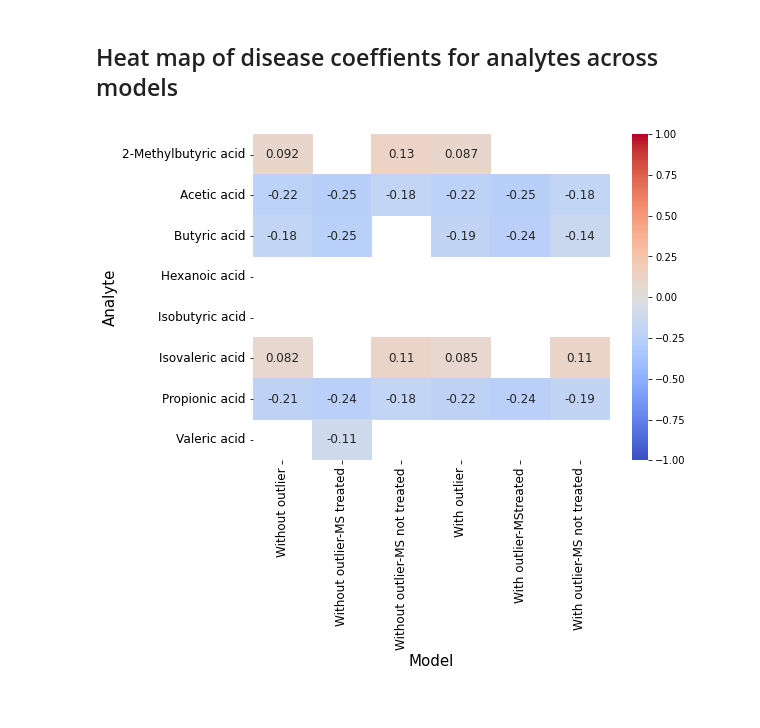
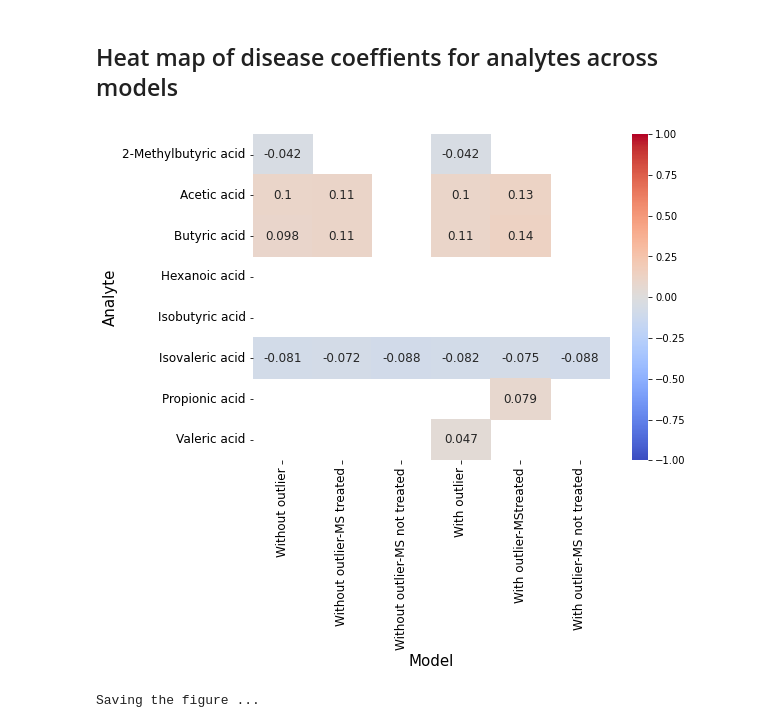
Before and after one commit to BaranziniLab/iMSMS_metabolomics, a Jupyter notebook: GLM_model_analysis_shortChain_fattyAcid.ipynb, the cells around one changed output. Cells and saved outputs as stored; diff of their text form; code cells hidden in the pictures.

```diff
--- a/GLM_model_analysis_shortChain_fattyAcid.ipynb
+++ b/GLM_model_analysis_shortChain_fattyAcid.ipynb
@@ -9,7 +9,7 @@ import pandas as pd
 # %% [markdown]
 ## Load models
 # %%
-sample = "feces"
+sample = "serum"
 
 model_1_name = "GLM_shortChain_fattyAcid_without_outlier_sample_{}.joblib".format(sample)
 model_2_name = "GLM_shortChain_fattyAcid_without_outlier_ms_treated_sample_{}.joblib".format(sample)
@@ -64,16 +64,21 @@ writer.close()
 ## Parsing model results for downstream analysis
 # %%
 disease_coeff = []
+pval = []
 pval_thresh = 0.05
 
 for model in model_list:
     disease_coeff_model = []
+    pval_model = []
     for item in model:
         if (item["model"].pvalues["Disease_label"] < pval_thresh) & (item["model"].converged==1):
             disease_coeff_model.append(item["model"].params["Disease_label"])
+            pval_model.append(item["model"].pvalues["Disease_label"])
         else:
             disease_coeff_model.append(None)
+            pval_model.append(None)
     disease_coeff.append(disease_coeff_model)
+    pval.append(pval_model)
 
 analyte_list = []
 for item in model_1:
@@ -83,26 +88,39 @@ disease_coeff = np.array(disease_coeff).transpose()
 disease_coeff[disease_coeff == None] = np.nan
 disease_coeff = np.where(disease_coeff == None, np.nan, disease_coeff).astype(float)
 disease_coeff_df = pd.DataFrame(disease_coeff, index=analyte_list, columns=model_name_list)
+
+pval = np.array(pval).transpose()
+pval[pval == None] = np.nan
+pval = np.where(pval == None, np.nan, pval).astype(float)
 # %% [markdown]
 ## Heat map of disease coeffients for analytes across models
 # %%
 FIG_SIZE = (8, 6)
 FONTSIZE = 12
 LABELSIZE = 15
 
+
+indices = np.where(pval < 10**-5)
 fig = plt.figure(figsize=FIG_SIZE)
 ax = sns.heatmap(disease_coeff_df, annot=True, cmap='coolwarm', vmin=-1, vmax=1, annot_kws={"fontsize": FONTSIZE})
+
+# Add red outline to the boxes
+for i, j in zip(indices[0], indices[1]):
+    rect = plt.Rectangle((j, i), 1, 1, fill=False, edgecolor='red', lw=3)
+    ax.add_patch(rect)
+
 ax.set_xticklabels(ax.get_xticklabels(), fontsize=FONTSIZE)
 ax.set_yticklabels(ax.get_yticklabels(), fontsize=FONTSIZE)
 plt.xlabel('Model', fontsize=LABELSIZE)
 plt.ylabel('Analyte', fontsize=LABELSIZE)
 plt.xlabel('Model')
 plt.ylabel('Analyte')
 plt.show()
 
 
-# print('Saving the figure ...')
-# fig_filename = os.path.join(OUTPUT_PATH, "figures", "heat_map_of_disease_coeff_vs_shortChain_fattyAcid_{}_sample.svg".format(sample))
-# fig.savefig(fig_filename, format='svg', bbox_inches='tight')
+print('Saving the figure ...')
+fig_filename = os.path.join(OUTPUT_PATH, "figures", "heat_map_of_disease_coeff_vs_shortChain_fattyAcid_{}_sample_with_red_box_outline.svg".format(sample))
+fig.savefig(fig_filename, format='svg', bbox_inches='tight')
 # %% [output]
-[figure, old version]
+[figure, new version]
+Saving the figure ...
```
Also changed, not shown: 10 other files.
